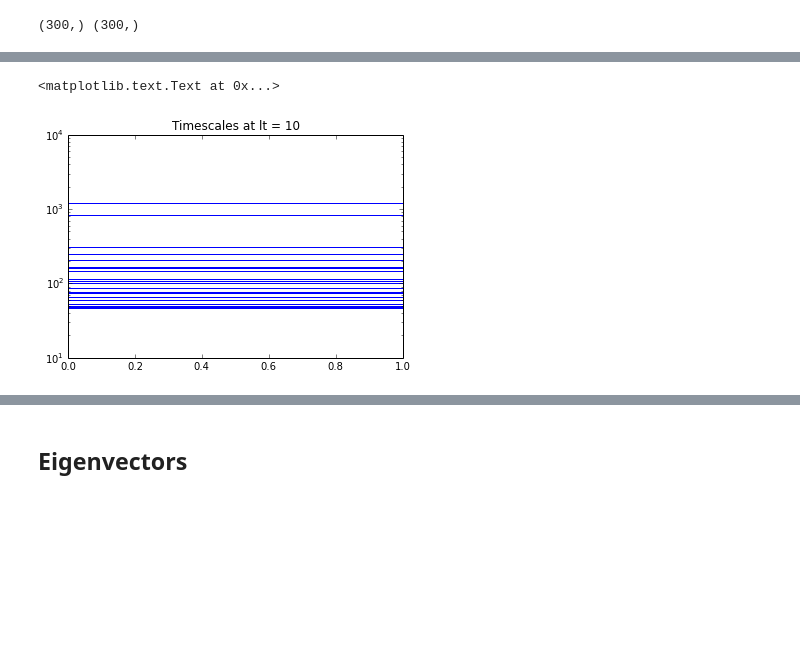
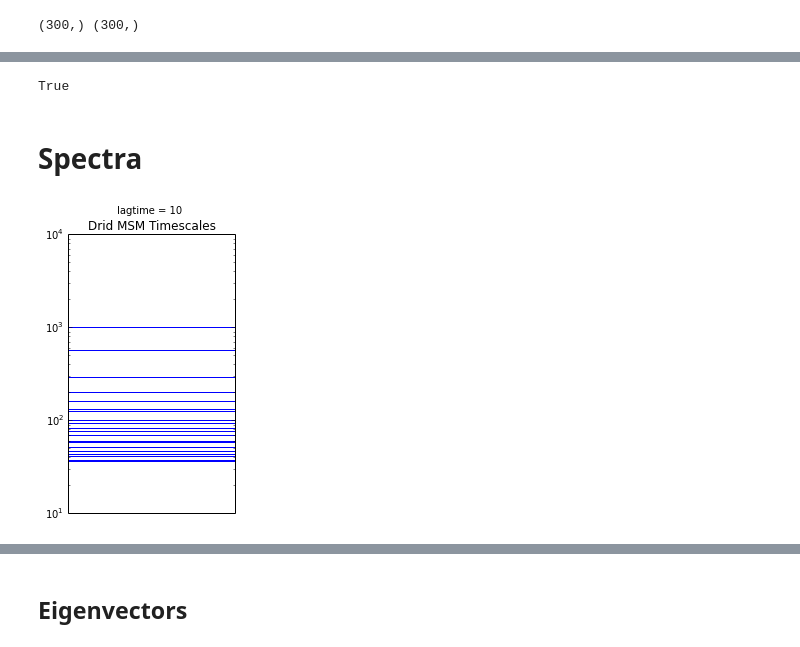
Before and after one commit to mpharrigan/wetmsm, a Jupyter notebook: ipython/bphc_drid/3-bphc_drid_msm.ipynb, the cells around one changed output, grey strips where cells are left out. Drawn from its saved outputs; the diff is of its cells as text; code cells hidden in the pictures; blank space fills up the shorter version.

```diff
--- a/ipython/bphc_drid/3-bphc_drid_msm.ipynb
+++ b/ipython/bphc_drid/3-bphc_drid_msm.ipynb
@@ -39,11 +39,11 @@ plt.scatter(kmeans.cluster_centers_[:,0], kmeans.cluster_centers_[:,1], c='r')
 # %%
+sym = 'mle'
 lagtimes = list()
 timescales = list()
 for lt in range(1, 30, 2):
     print(lt)
-    msm = MarkovStateModel(lag_time=lt, n_timescales=20, reversible_type='transpose')
+    msm = MarkovStateModel(lag_time=lt, n_timescales=20, reversible_type=sym)
     msm.fit(kmeans.labels_)
-    print("trim", np.sum([v==-1 for v in msm.mapping_.values()]))
     timescales.append(msm.timescales_)
     lagtimes.append([lt] * msm.n_timescales)
 # %% [output]
@@ -78,4 +78,4 @@ plt.yscale('log')
 # %%
-msm = MarkovStateModel(lag_time=15, n_timescales=20, reversible_type='mle')
+msm = MarkovStateModel(lag_time=10, n_timescales=20, reversible_type=sym)
 msm.fit(kmeans.labels_)
 # %% [output]
@@ -85,7 +84,16 @@ MarkovStateModel(ergodic_trim=True, lag_time=15, n_states=210,
+# %%
+np.all([v >=0 for v in msm.mapping_.values()])
+# %% [output]
+True
+# %% [markdown]
+# Spectra
 # %%
+plt.subplots(figsize=(3,5))
 plt.hlines(msm.timescales_, 0, 1, 'b')
+plt.xticks([])
 plt.yscale('log')
-plt.title('Timescales at lt = 10')
+plt.title('Drid MSM Timescales')
+plt.suptitle('lagtime = 10')
+plt.savefig('drid_msm_timescales_{}.png'.format(sym))
 # %% [output]
-<matplotlib.text.Text at 0x...>
-[figure, old version]
+[figure, new version]
```
Also changed, not shown: parts of 21 cells of this notebook, 3 other files.
